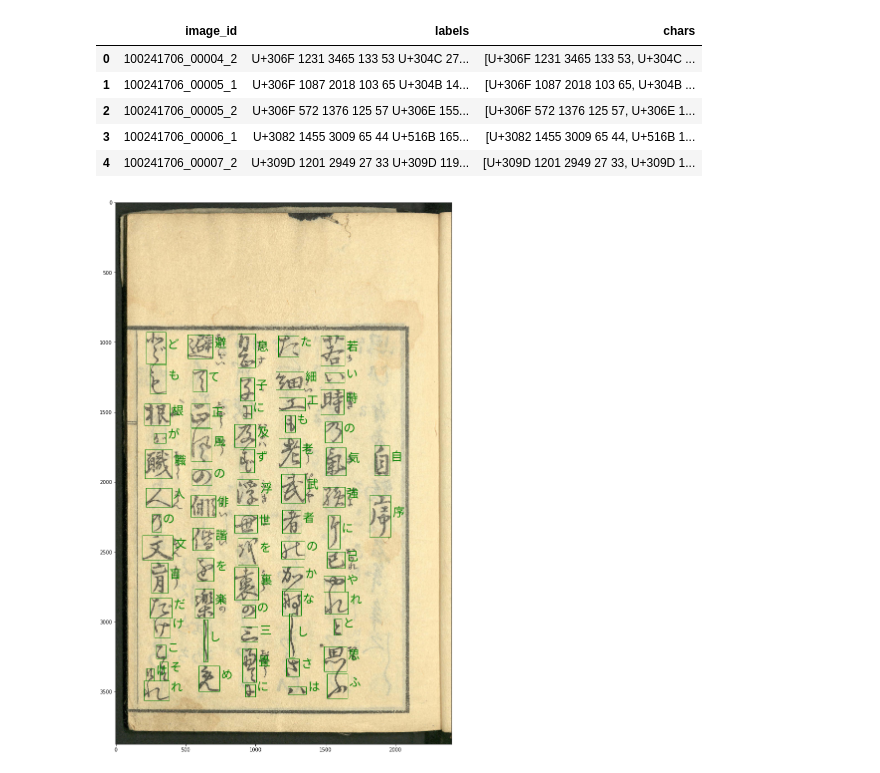
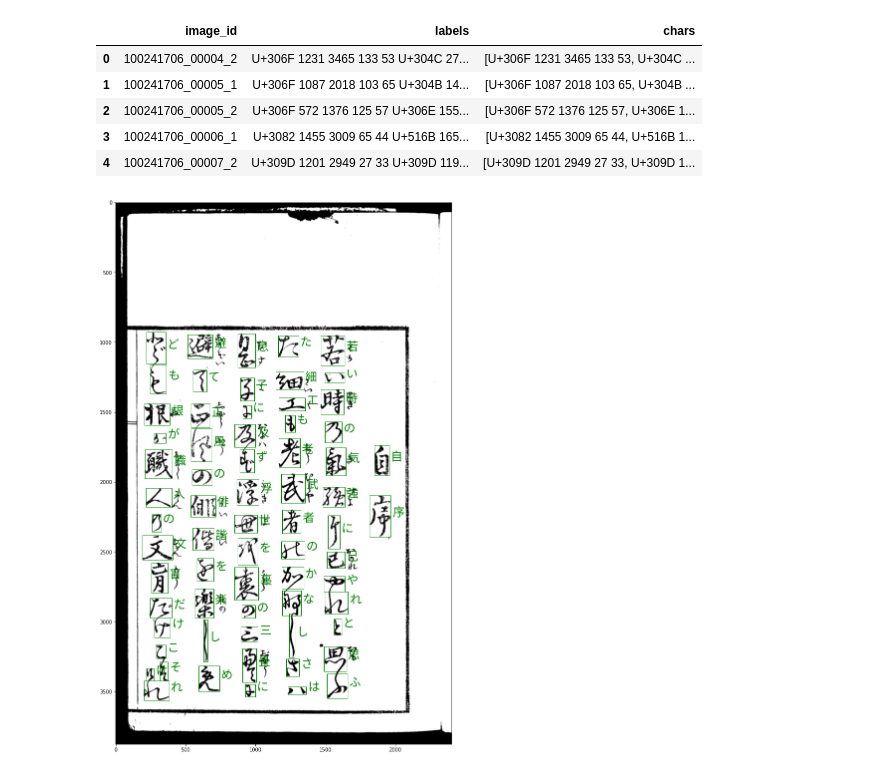
Before and after one commit to nicholas-miles/kuzushiji-recognition, a Jupyter notebook: Exploration.ipynb, the cells around one changed output. Drawn from its saved outputs; the diff is of its cells as text; code cells hidden in the pictures.

Commit message:
adding requirements file and grayscale transform

```diff
--- a/Exploration.ipynb
+++ b/Exploration.ipynb
@@ -53,11 +60,15 @@ def id_to_path(input_id, dir_type='train'):
         path = path + '.jpg'
     return path
 
-def print_labels(ax, l):
+def label_explode(l):
     codename, x, y, w, h = str.split(l)
     char = unicode[codename]
     x, y, w, h = int(x), int(y), int(w), int(h)
 
+    return char, x, y, w, h
+
+def print_labels(ax, l):
+    char, x, y, w, h = label_explode(l)
     rect = Rectangle((x, y), w, h, linewidth=1, edgecolor="g", facecolor="none")
     ax.add_patch(rect)
 
@@ -69,12 +80,13 @@ def print_labels(ax, l):
 # %%
 test_id = df.loc[0, 'image_id']
 test_labels = df.loc[0, 'chars']
 
 fig, ax = plt.subplots(figsize=(20,20))
-img = mpimg.imread(id_to_path(test_id))
-imgplot = plt.imshow(img)
+img = cv2.imread(id_to_path(test_id), cv2.IMREAD_GRAYSCALE)
+(thresh, img_bw) = cv2.threshold(img, 128, 255, cv2.THRESH_BINARY | cv2.THRESH_OTSU)
+imgplot = plt.imshow(img_bw, cmap='gray', interpolation='bicubic')
 
 for l in test_labels:
     print_labels(ax, l)
 # %% [output]
-[figure, old version]
+[figure, new version]
```
Also changed, not shown: parts of 3 cells of this notebook, 1 other file.
